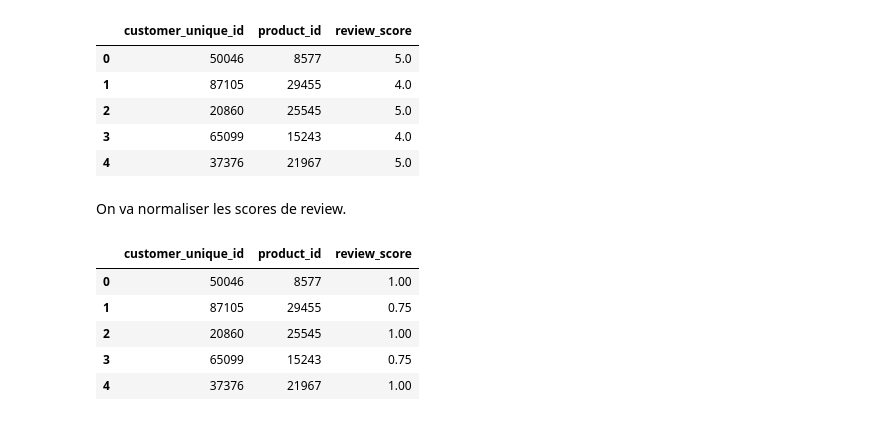
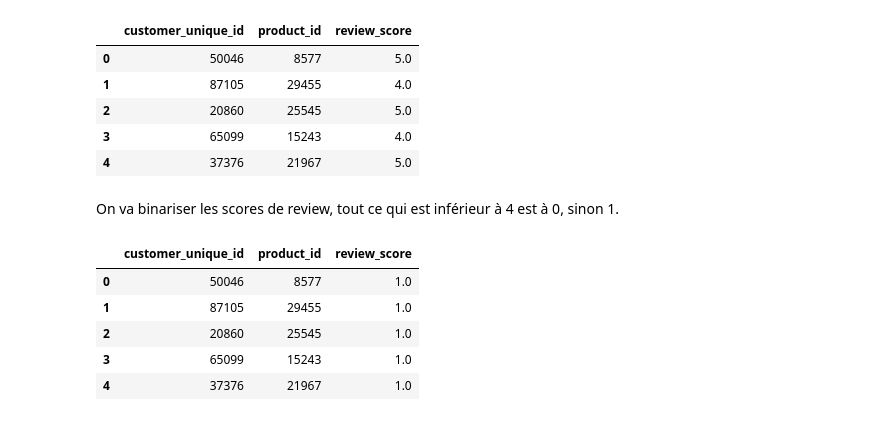
Before and after one commit to MrSneaker/ProjetDataMining, a Jupyter notebook: recommendation/notebook.ipynb, the cells around one changed output. Drawn from its saved outputs; the diff is of its cells as text; code cells hidden in the pictures.

```diff
--- a/recommendation/notebook.ipynb
+++ b/recommendation/notebook.ipynb
@@ -301,19 +303,21 @@ data_ratings.head()
 | 3 | 65099 | 15243 | 4.0 |
 | 4 | 37376 | 21967 | 5.0 |
 # %% [markdown]
-On va normaliser les scores de review.
+On va binariser les scores de review, tout ce qui est inférieur à 4 est à 0, sinon 1.
 # %%
 from sklearn.preprocessing import MinMaxScaler
+from sklearn.preprocessing import Binarizer
 
 score_normalizer = MinMaxScaler()
+score_binarizer = Binarizer(threshold=3)
 
-data_ratings['review_score'] = score_normalizer.fit_transform(data_ratings[['review_score']])
+data_ratings['review_score'] = score_binarizer.fit_transform(data_ratings[['review_score']])
 
 data_ratings.head()
 # %% [output]
 |  | customer_unique_id | product_id | review_score |
-| 0 | 50046 | 8577 | 1.00 |
-| 1 | 87105 | 29455 | 0.75 |
-| 2 | 20860 | 25545 | 1.00 |
-| 3 | 65099 | 15243 | 0.75 |
-| 4 | 37376 | 21967 | 1.00 |
+| 0 | 50046 | 8577 | 1.0 |
+| 1 | 87105 | 29455 | 1.0 |
+| 2 | 20860 | 25545 | 1.0 |
+| 3 | 65099 | 15243 | 1.0 |
+| 4 | 37376 | 21967 | 1.0 |
```
Also changed, not shown: parts of 6 cells of this notebook, 1 other file.
